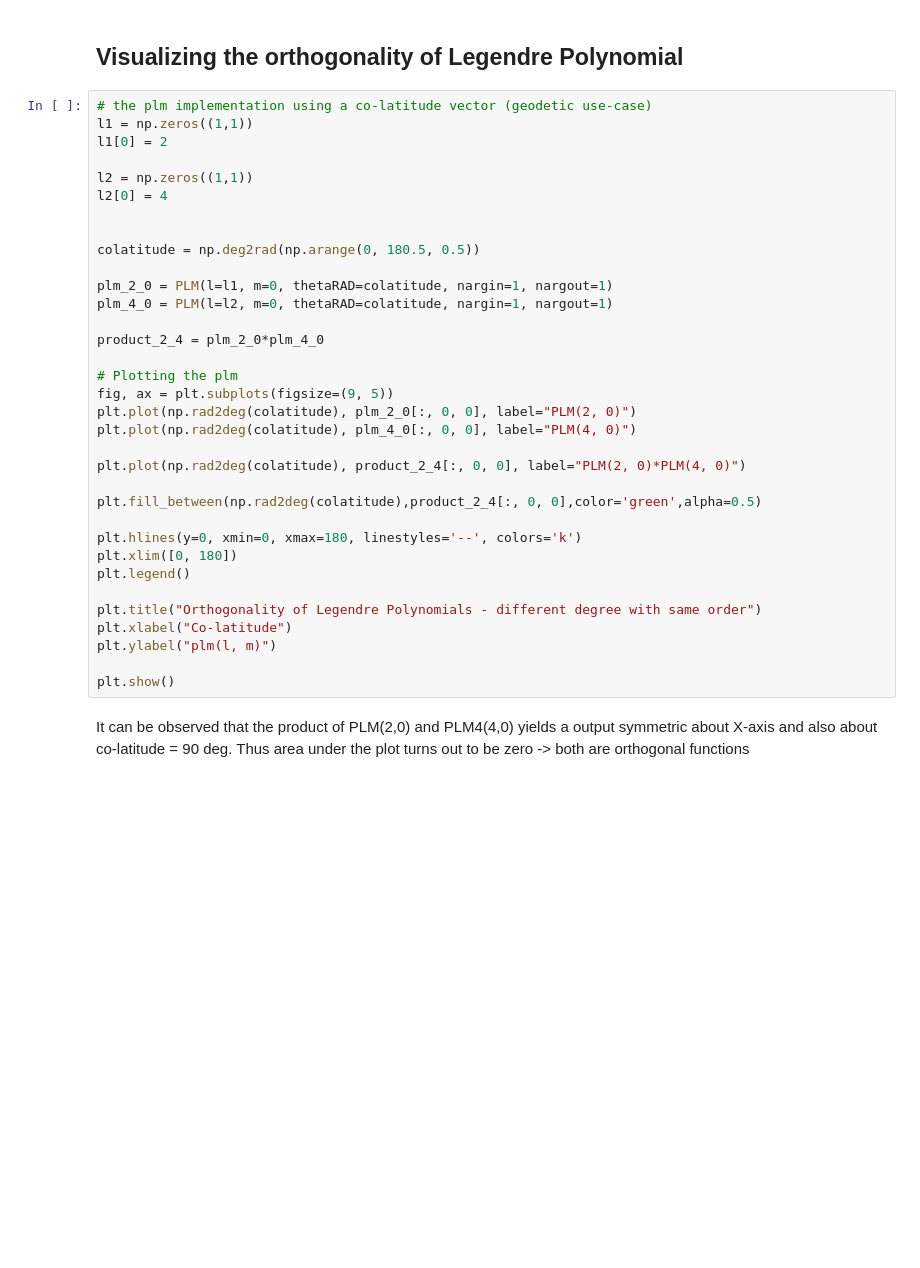
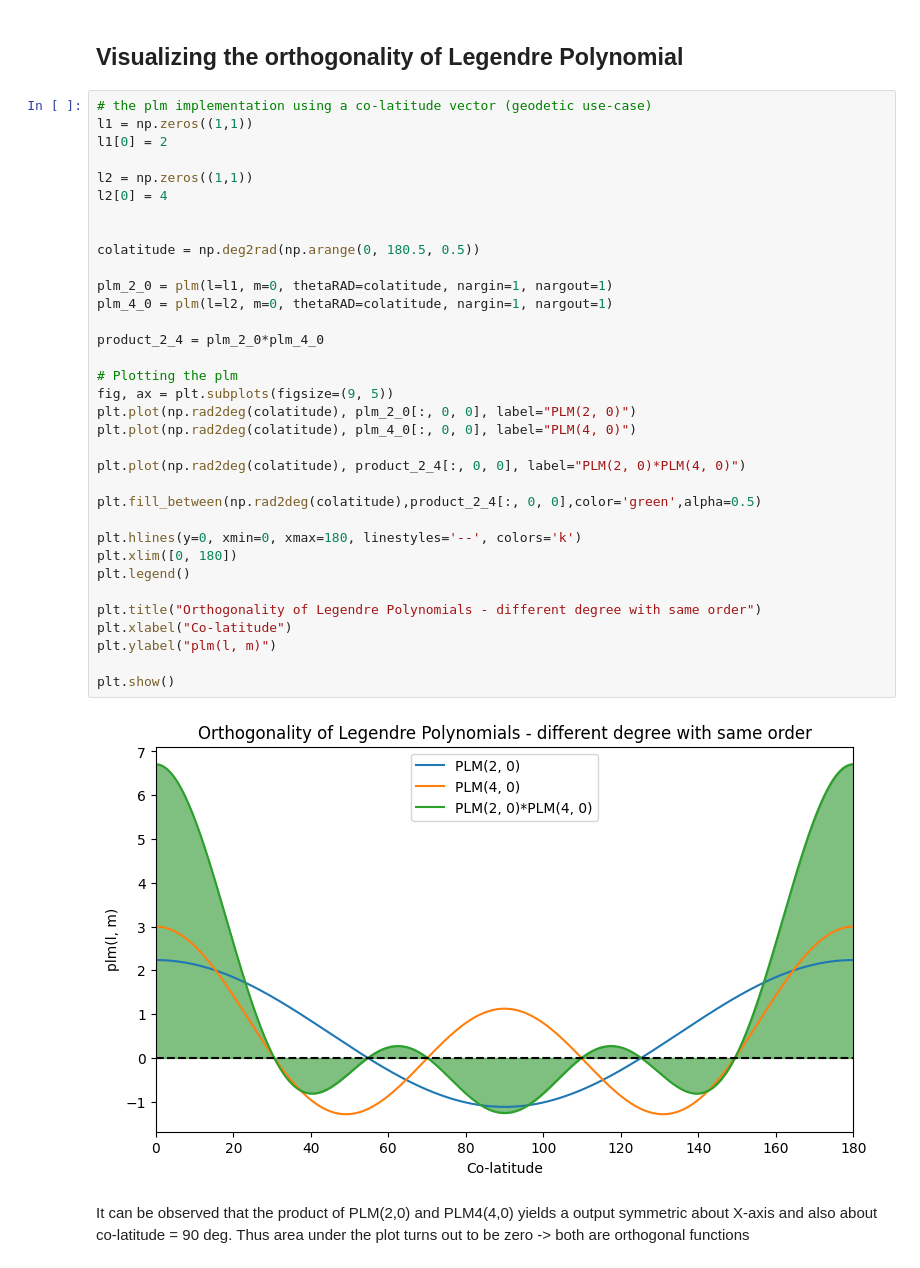
Before and after one commit to GESS-research-group/pyshbundle, a Jupyter notebook: examples/01_intro_spherical_harmonics_with_pyshbundle.ipynb, the cells around one changed output. Drawn from its saved outputs; the diff is of its cells as text; blank space fills up the shorter version.

```diff
--- a/examples/01_intro_spherical_harmonics_with_pyshbundle.ipynb
+++ b/examples/01_intro_spherical_harmonics_with_pyshbundle.ipynb
@@ -94,35 +120,37 @@ Great GitHub Repo by @markmbaum for 2-D Orthogonal Spherical Harmonic. Find the
 l1 = np.zeros((1,1))
 l1[0] = 2
 
 l2 = np.zeros((1,1))
 l2[0] = 4
 
 
 colatitude = np.deg2rad(np.arange(0, 180.5, 0.5))
 
-plm_2_0 = PLM(l=l1, m=0, thetaRAD=colatitude, nargin=1, nargout=1)
-plm_4_0 = PLM(l=l2, m=0, thetaRAD=colatitude, nargin=1, nargout=1)
+plm_2_0 = plm(l=l1, m=0, thetaRAD=colatitude, nargin=1, nargout=1)
+plm_4_0 = plm(l=l2, m=0, thetaRAD=colatitude, nargin=1, nargout=1)
 
 product_2_4 = plm_2_0*plm_4_0
 
 # Plotting the plm
 fig, ax = plt.subplots(figsize=(9, 5))
 plt.plot(np.rad2deg(colatitude), plm_2_0[:, 0, 0], label="PLM(2, 0)")
 plt.plot(np.rad2deg(colatitude), plm_4_0[:, 0, 0], label="PLM(4, 0)")
 
 plt.plot(np.rad2deg(colatitude), product_2_4[:, 0, 0], label="PLM(2, 0)*PLM(4, 0)")
 
 plt.fill_between(np.rad2deg(colatitude),product_2_4[:, 0, 0],color='green',alpha=0.5)
 
 plt.hlines(y=0, xmin=0, xmax=180, linestyles='--', colors='k')
 plt.xlim([0, 180])
 plt.legend()
 
 plt.title("Orthogonality of Legendre Polynomials - different degree with same order")
 plt.xlabel("Co-latitude")
 plt.ylabel("plm(l, m)")
 
 plt.show()
+# %% [output]
+[figure, added]
 # %% [markdown]
 It can be observed that the product of PLM(2,0) and PLM4(4,0) yields a output symmetric about X-axis and also about co-latitude = 90 deg. Thus area under
 the plot turns out to be zero -> both are orthogonal functions
```
Also changed, not shown: parts of 17 cells of this notebook, 10 other files.
